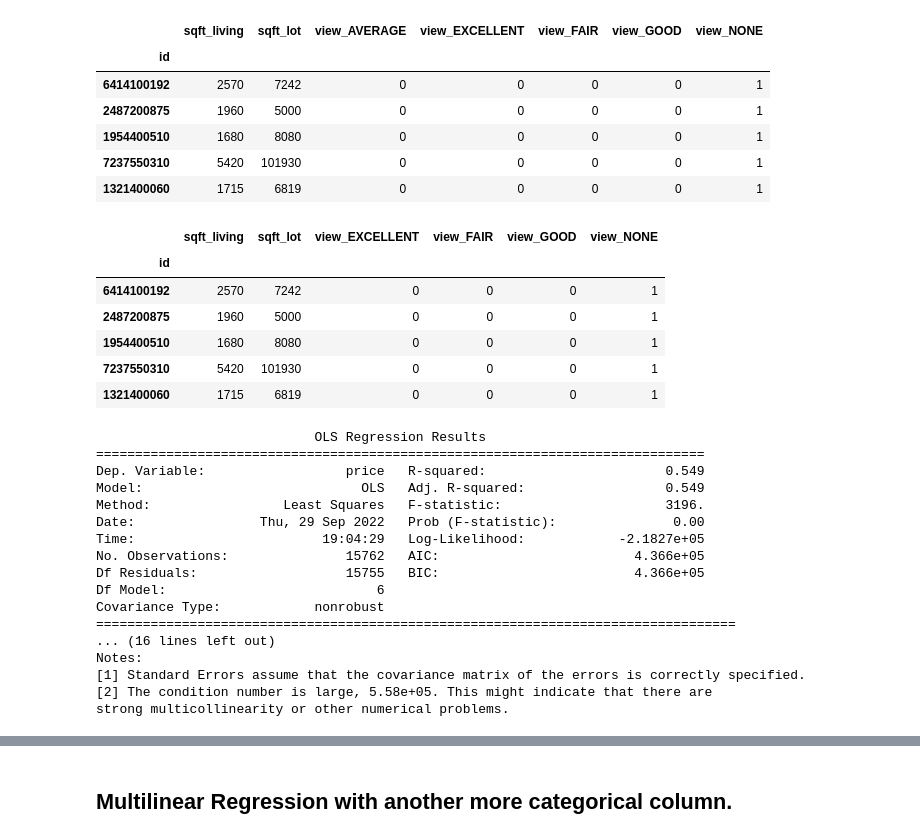
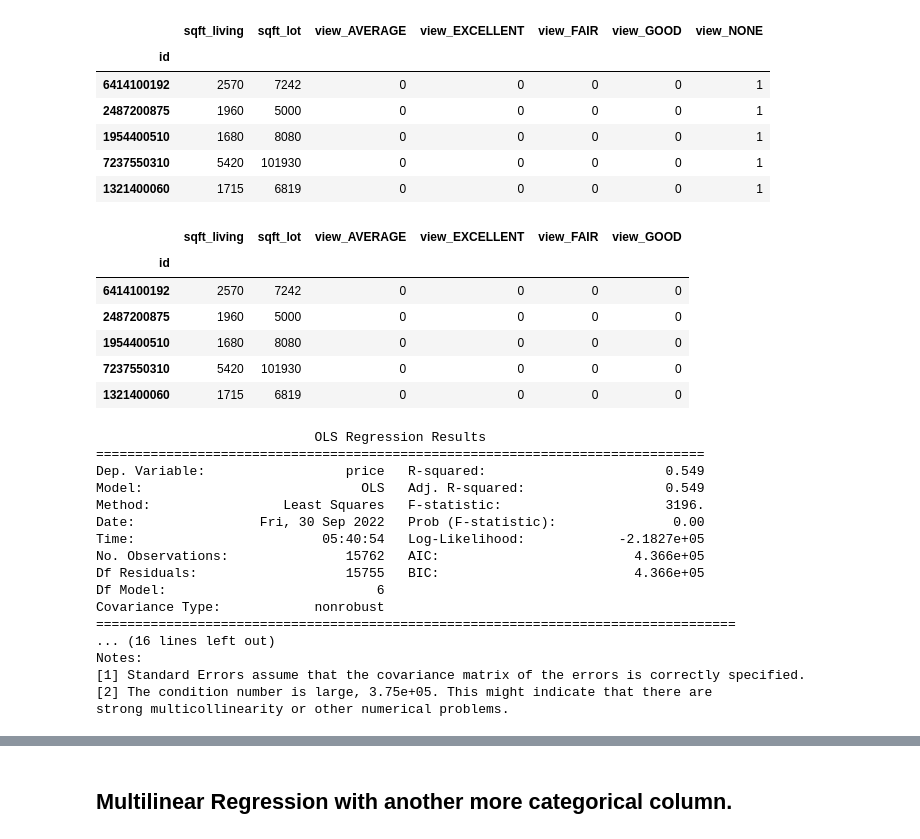
Before and after one commit to K1nyash/Project-2, a Jupyter notebook: Project_2.ipynb, the cells around one changed output, grey strips where cells are left out. Drawn from its saved outputs; the diff is of its cells as text; code cells hidden in the pictures.

```diff
--- a/Project_2.ipynb
+++ b/Project_2.ipynb
@@ -605,8 +583,8 @@ Name: view, dtype: int64
 # %%
 # Definig a new variable to hold the independent variables to use for the new model.
 
-X_multilinear2 = kc[['sqft_living','sqft_lot','view']]
+X_multilinear_2 = kc[['sqft_living','sqft_lot','view']]
 # %%
 # before i can use the new column views, i have to change it into a binary system.
 
-X_multilinear2 = pd.get_dummies(X_multilinear2,columns=['view'])
+X_multilinear_2 = pd.get_dummies(X_multilinear_2,columns=['view'])
@@ -627,36 +603,36 @@ X_multilinear2.head()
 
 # I will drop none as its the least priced category.
 
-X_multilinear2.drop(axis=1,inplace=True,columns=['view_AVERAGE'])
+X_multilinear_2.drop(axis=1,inplace=True,columns=['view_NONE'])
 # %%
 # Preview of the dataframe.
 
-X_multilinear2.head()
+X_multilinear_2.head()
 # %% [output]
-|  | sqft_living | sqft_lot | view_EXCELLENT | view_FAIR | view_GOOD | view_NONE |
+|  | sqft_living | sqft_lot | view_AVERAGE | view_EXCELLENT | view_FAIR | view_GOOD |
 | id |  |  |  |  |  |  |
-| 6414100192 | 2570 | 7242 | 0 | 0 | 0 | 1 |
-| 2487200875 | 1960 | 5000 | 0 | 0 | 0 | 1 |
-| 1954400510 | 1680 | 8080 | 0 | 0 | 0 | 1 |
-| 7237550310 | 5420 | 101930 | 0 | 0 | 0 | 1 |
-| 1321400060 | 1715 | 6819 | 0 | 0 | 0 | 1 |
+| 6414100192 | 2570 | 7242 | 0 | 0 | 0 | 0 |
+| 2487200875 | 1960 | 5000 | 0 | 0 | 0 | 0 |
+| 1954400510 | 1680 | 8080 | 0 | 0 | 0 | 0 |
+| 7237550310 | 5420 | 101930 | 0 | 0 | 0 | 0 |
+| 1321400060 | 1715 | 6819 | 0 | 0 | 0 | 0 |
 # %%
 # using the Ordinary Least Method from stats model we can fit our model.
 
-Multilinear_model2 = sm.OLS(endog=y, exog=sm.add_constant(X_multilinear2))
-result_multilinear2 = Multilinear_model2.fit()
+Multilinear_model_2 = sm.OLS(endog=y, exog=sm.add_constant(X_multilinear_2))
+result_multilinear_2 = Multilinear_model_2.fit()
 
 # Let us print out the summary for the model
 
-print(result_multilinear2.summary())
+print(result_multilinear_2.summary())
 # %% [output]
                             OLS Regression Results
 ==============================================================================
 Dep. Variable:                  price   R-squared:                       0.549
 Model:                            OLS   Adj. R-squared:                  0.549
 Method:                 Least Squares   F-statistic:                     3196.
-Date:                Thu, 29 Sep 2022   Prob (F-statistic):               0.00
-Time:                        19:04:29   Log-Likelihood:            -2.1827e+05
+Date:                Fri, 30 Sep 2022   Prob (F-statistic):               0.00
+Time:                        05:40:54   Log-Likelihood:            -2.1827e+05
 No. Observations:               15762   AIC:                         4.366e+05
 Df Residuals:                   15755   BIC:                         4.366e+05
 Df Model:                           6
@@ -665,7 +641,7 @@ Covariance Type:            nonrobust
 ... (16 lines left out)
 Notes:
 [1] Standard Errors assume that the covariance matrix of the errors is correctly specified.
-[2] The condition number is large, 5.58e+05. This might indicate that there are
+[2] The condition number is large, 3.75e+05. This might indicate that there are
 strong multicollinearity or other numerical problems.
 # %%
 fig = plt.figure(figsize=(15,8))
```
Also changed, not shown: parts of 45 cells of this notebook.
